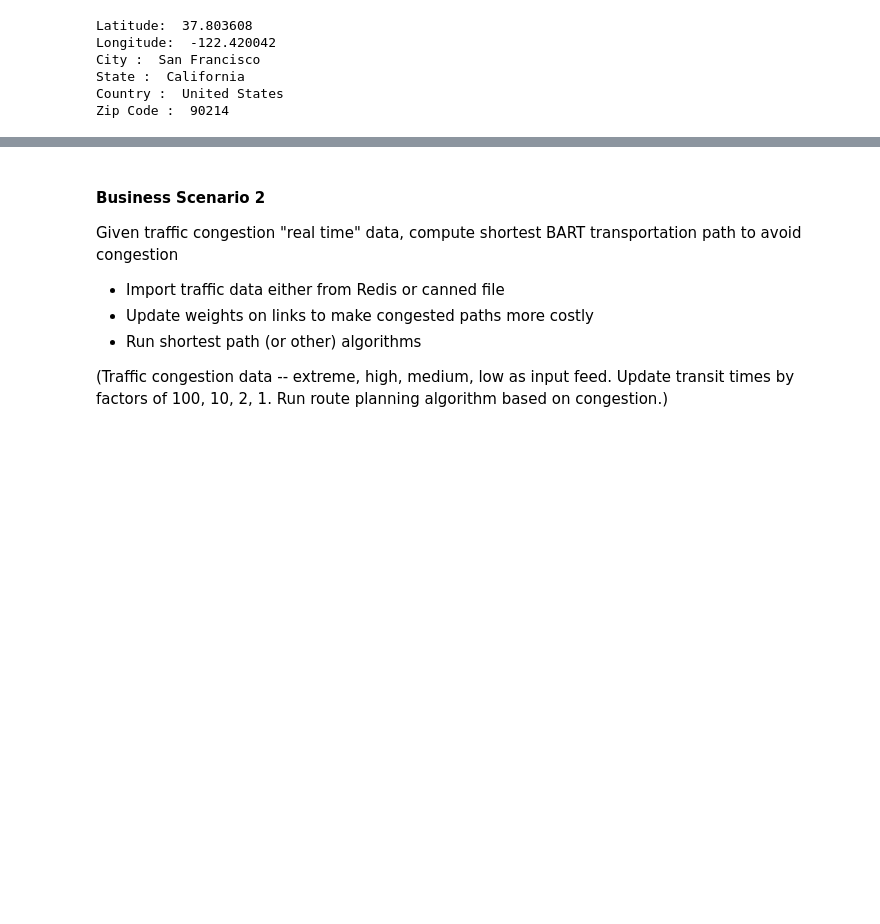
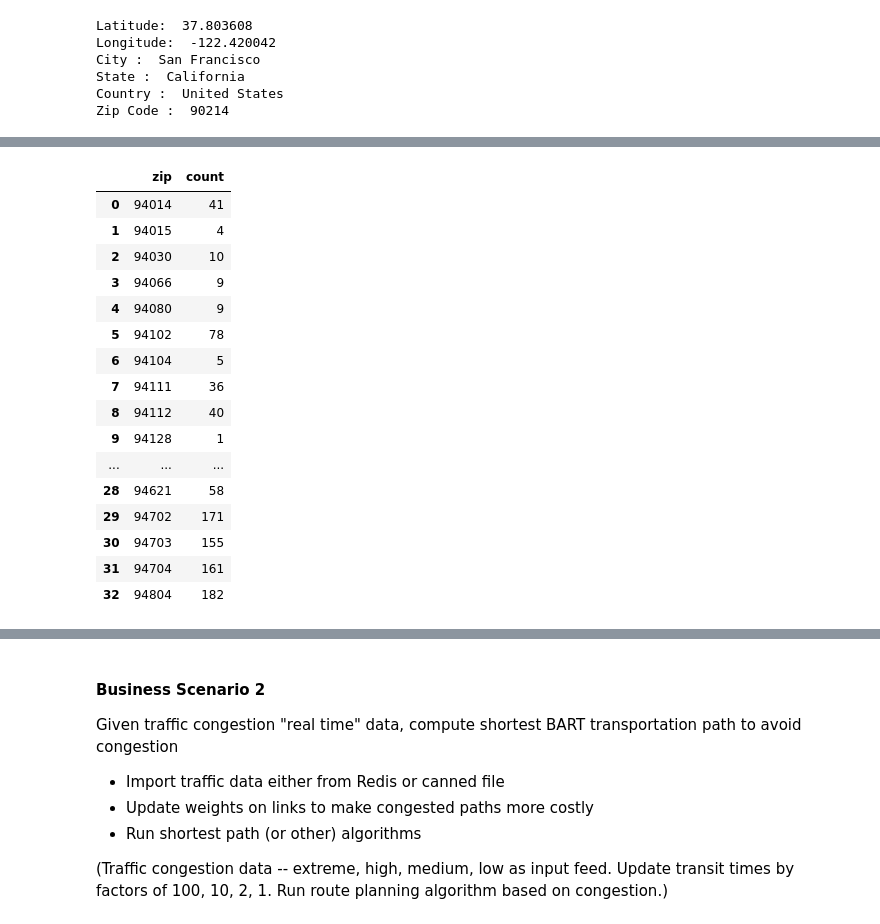
Before and after one commit to tighub1/w205_project3, a Jupyter notebook: code/Proj3_solution.ipynb, the cells around one changed output, grey strips where cells are left out. Drawn from its saved outputs; the diff is of its cells as text; code cells hidden in the pictures; blank space fills up the shorter version.

```diff
--- a/code/Proj3_solution.ipynb
+++ b/code/Proj3_solution.ipynb
@@ -687,0 +744,44 @@ Zip Code :  90214
+# %%
+# ***********************************************************************************************************************
+# 2. From the customers table, find all customers with zip codes in the list of zip codes
+# ***********************************************************************************************************************
+#print(zips_unique)
+#print(zips)
+
+zip_list = ''
+for z in zips_unique:
+    zip_list += '\'' + str(z) + '\'' + ','
+
+zip_list = zip_list[:-1] # remove extra last comma
+
+rollback_before_flag = True
+rollback_after_flag = True
+
+query = """
+select zip, count(*)
+from customers
+where zip in (%s)
+group by zip
+order by zip
+""".replace("%s",zip_list)
+
+df_customers = my_select_query_pandas(query, rollback_before_flag, rollback_after_flag)
+df_customers
+# %% [output]
+|  | zip | count |
+| 0 | 94014 | 41 |
+| 1 | 94015 | 4 |
+| 2 | 94030 | 10 |
+| 3 | 94066 | 9 |
+| 4 | 94080 | 9 |
+| 5 | 94102 | 78 |
+| 6 | 94104 | 5 |
+| 7 | 94111 | 36 |
+| 8 | 94112 | 40 |
+| 9 | 94128 | 1 |
+| ... | ... | ... |
+| 28 | 94621 | 58 |
+| 29 | 94702 | 171 |
+| 30 | 94703 | 155 |
+| 31 | 94704 | 161 |
+| 32 | 94804 | 182 |
```
Also changed, not shown: parts of 8 cells of this notebook.
